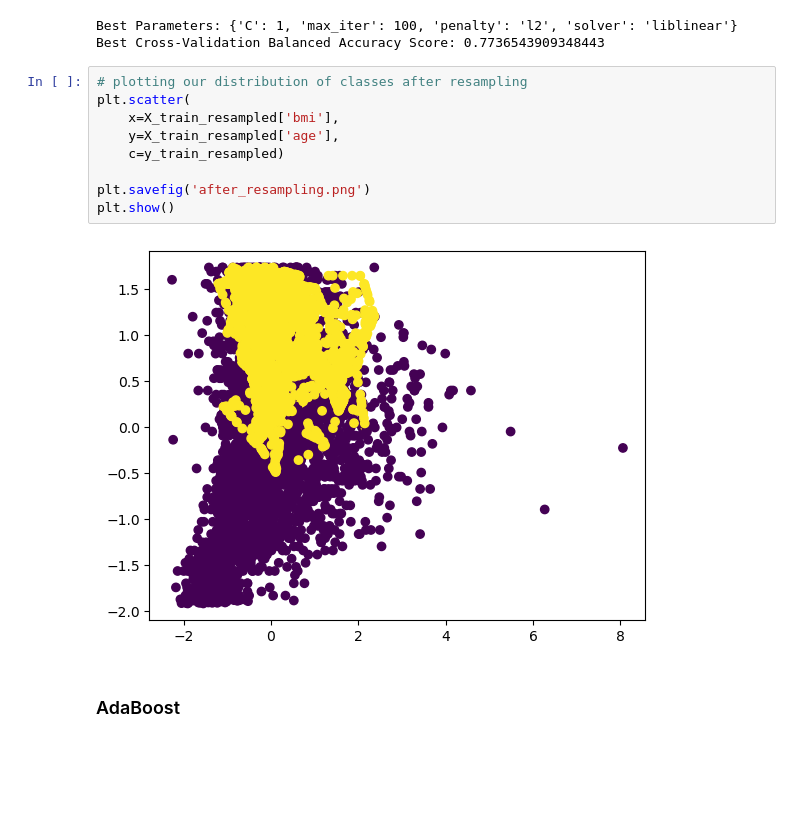
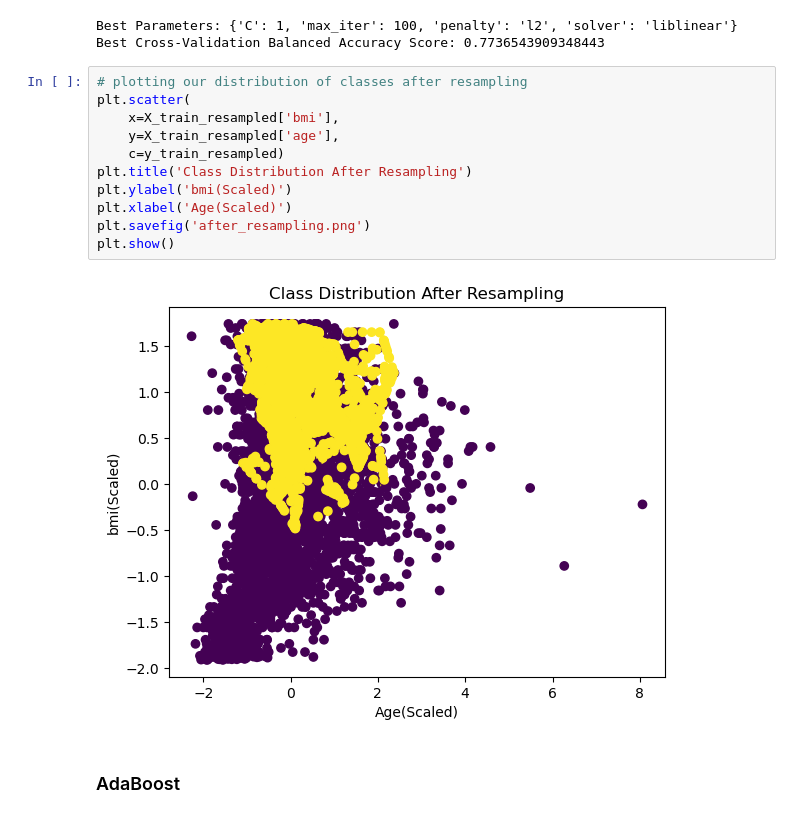
Before and after one commit to WELLSGITHUB/Project-2-Healthcare-, a Jupyter notebook: stroke_data_analysis_final.ipynb, the cells around one changed output. Cells and saved outputs as stored; diff of their text form; blank space fills up the shorter version.

```diff
--- a/stroke_data_analysis_final.ipynb
+++ b/stroke_data_analysis_final.ipynb
@@ -379,14 +382,16 @@ Best Cross-Validation Balanced Accuracy Score: 0.7736543909348443
 # %%
 # plotting our distribution of classes after resampling
 plt.scatter(
     x=X_train_resampled['bmi'],
     y=X_train_resampled['age'],
     c=y_train_resampled)
-
+plt.title('Class Distribution After Resampling')
+plt.ylabel('bmi(Scaled)')
+plt.xlabel('Age(Scaled)')
 plt.savefig('after_resampling.png')
 plt.show()
 # %% [output]
-[figure, old version]
+[figure, new version]
 # %% [markdown]
 ### AdaBoost
 # %%
```
Also changed, not shown: parts of 1 cell of this notebook.
